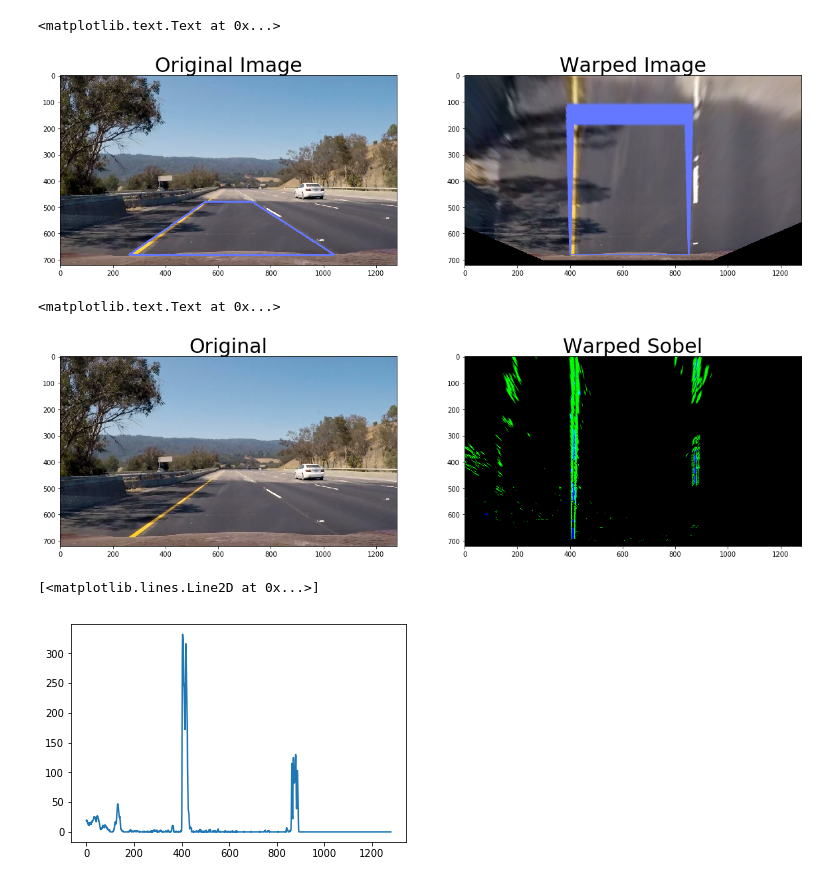
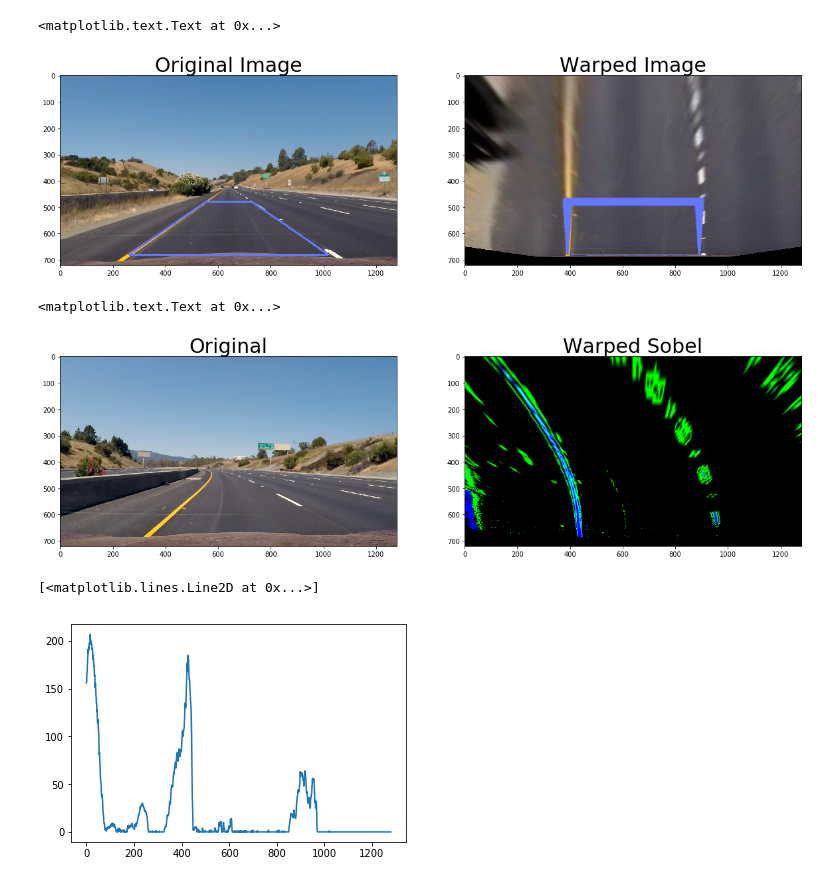
Before and after one commit to adelsam/CarND-Advanced-Lane-Lines, a Jupyter notebook: Lane Finding.ipynb, the cells around one changed output. Cells and saved outputs as stored; diff of their text form; code cells hidden in the pictures.

```diff
--- a/Lane Finding.ipynb
+++ b/Lane Finding.ipynb
@@ -161,31 +177,43 @@ ax2.set_title('Sobel Image', fontsize=30)
 # %%
 # Perspective transform
 # Convert to top-down
-img = mpimg.imread('test_images/test7.jpg')
+img = mpimg.imread('test_images/straight_lines1.jpg')
+img = cv2.undistort(img, mtx, dist, None, mtx)
 img_size = (img.shape[1], img.shape[0])
-src = np.float32([[262, 680], [550, 480], [730, 480], [1040, 680]])
-dst = np.float32([[400, 680], [400, 150], [850, 150], [850, 680]])
+# a = bottom height
+# b = bottom width (from center)
+# c = top height
+# d = top width (from center)
+a = 680
+b = 378
+c = 480
+d = 88
+w = img_size[0]/2
+q = 250
+src = np.float32([[w - b, a], [w - d, c],
+                  [w + d, c], [w + b, a]])
+dst = np.float32([[w - q, a], [w - q, c], [w + q, c], [w + q, a]])
 src_pts = src.astype(np.int32).reshape((-1,1,2))
 dst_pts = dst.astype(np.int32).reshape((-1,1,2))
 
 cv2.polylines(img, [src_pts], True, (100,120,255), 5)
 #cv2.polylines(img, [dst_pts], True, (100,255,120), 5)
 
 M = cv2.getPerspectiveTransform(src, dst)
 Minv = cv2.getPerspectiveTransform(dst, src)
 warped = cv2.warpPerspective(img, M, img_size, flags=cv2.INTER_LINEAR)
 
 f, (ax1, ax2) = plt.subplots(1, 2, figsize=(20,10))
 ax1.imshow(img)
 ax1.set_title('Original Image', fontsize=30)
 ax2.imshow(warped)
 ax2.set_title('Warped Image', fontsize=30)
 # %% [output]
 <matplotlib.text.Text at 0x...>
-[figure, old version]
+[figure, new version]
 # %%
 #Warped Sobel
-img = mpimg.imread('test_images/test7.jpg')
+img = mpimg.imread('test_images/test8.jpg')
 dst = cv2.undistort(img, mtx, dist, None, mtx)
 gray_gradient_x, s_binary = conv_sobel(dst)
 #sobel = np.dstack((sobel, sobel, sobel))*255
@@ -205,7 +233,7 @@ ax2.imshow(warped)
 ax2.set_title('Warped Sobel', fontsize=30)
 # %% [output]
 <matplotlib.text.Text at 0x...>
-[figure, old version]
+[figure, new version]
 # %%
 def sobel_combined(image):
     gray_gradient_x, s_binary = conv_sobel(dst)
@@ -215,7 +243,7 @@ def sobel_combined(image):
 # %%
 # Detect lane lines
 # Review pipeline so far
-img = mpimg.imread('test_images/test7.jpg')
+img = mpimg.imread('test_images/test8.jpg')
 dst = cv2.undistort(img, mtx, dist, None, mtx)
 sobel = sobel_combined(dst)
 warped = cv2.warpPerspective(sobel, M, img_size, flags=cv2.INTER_LINEAR)
@@ -225,7 +253,7 @@ histogram = np.sum(warped[warped.shape[0]/2:,:], axis=0)
 plt.plot(histogram)
 # %% [output]
 [<matplotlib.lines.Line2D at 0x...>]
-[figure, old version]
+[figure, new version]
 # %%
 # Finding the lines
 img = mpimg.imread('test_images/test7.jpg')
```
Also changed, not shown: parts of 20 cells of this notebook, 2 other files.
